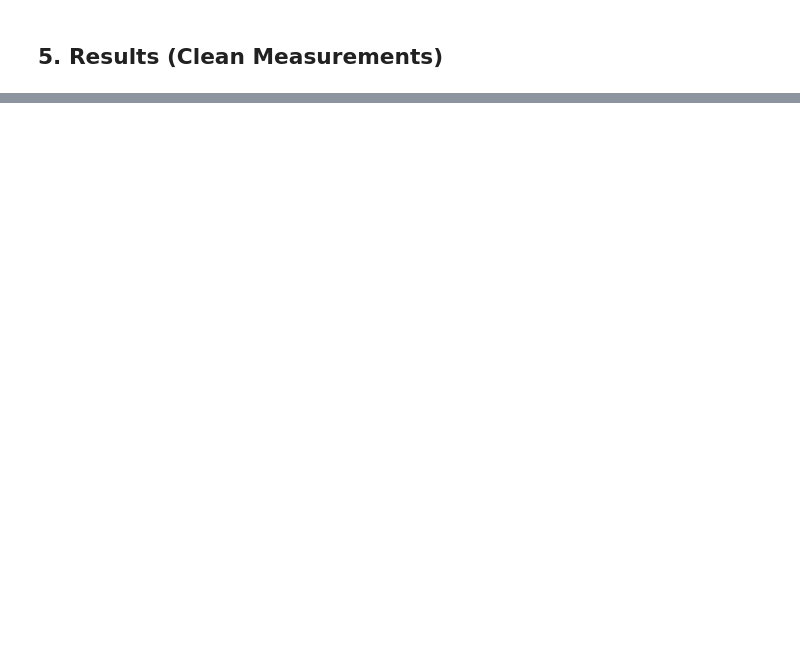
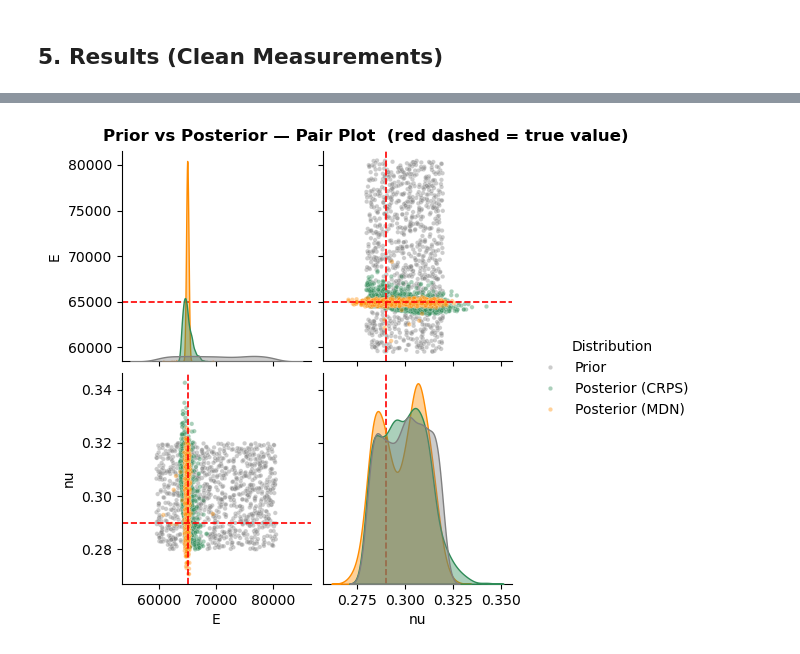
Before and after one commit to friedron/inverse_modeling, a Jupyter notebook: tutorial.ipynb, the cells around one changed output, grey strips where cells are left out. Saved outputs shown, nothing was run; the diff lists cells and outputs as text; code cells hidden in the pictures; blank space fills up the shorter version.

```diff
--- a/tutorial.ipynb
+++ b/tutorial.ipynb
@@ -343,3 +358,39 @@ plt.show()
+# %%
+import seaborn as sns
+
+# Combine prior and posterior samples into one DataFrame for pairplot
+df_prior = prior_q.copy();            df_prior['Distribution'] = 'Prior'
+df_post_crps = posterior_crps.copy(); df_post_crps['Distribution'] = 'Posterior (CRPS)'
+df_post_mdn  = posterior_mdn.copy();  df_post_mdn['Distribution']  = 'Posterior (MDN)'
+
+df_all = pd.concat([df_prior, df_post_crps, df_post_mdn], ignore_index=True)
+
+palette = {'Prior': 'gray', 'Posterior (CRPS)': 'seagreen', 'Posterior (MDN)': 'darkorange'}
+
+g = sns.pairplot(
+    df_all, hue='Distribution', vars=['E', 'nu'],
+    plot_kws=dict(alpha=0.4, s=10),
+    diag_kws=dict(fill=True, alpha=0.4),
+    palette=palette,
+    diag_kind='kde', kind='scatter',
+    corner=False
+)
+
+# Mark true values
+for ax in g.axes.flat:
+    if ax is None:
+        continue
+    xlabel, ylabel = ax.get_xlabel(), ax.get_ylabel()
+    true_vals = {'E': E_true, 'nu': nu_true}
+    if xlabel in true_vals:
+        ax.axvline(true_vals[xlabel], color='red', linestyle='--', linewidth=1.2)
+    if ylabel in true_vals:
+        ax.axhline(true_vals[ylabel], color='red', linestyle='--', linewidth=1.2)
+
+g.figure.suptitle('Prior vs Posterior — Pair Plot  (red dashed = true value)', y=1.02, fontweight='bold')
+plt.show()
+# %% [output]
+[figure, added]
 # %% [markdown]
 ## 6. Robustness to Measurement Noise
 
```
Also changed, not shown: parts of 15 cells of this notebook, 4 other files.
